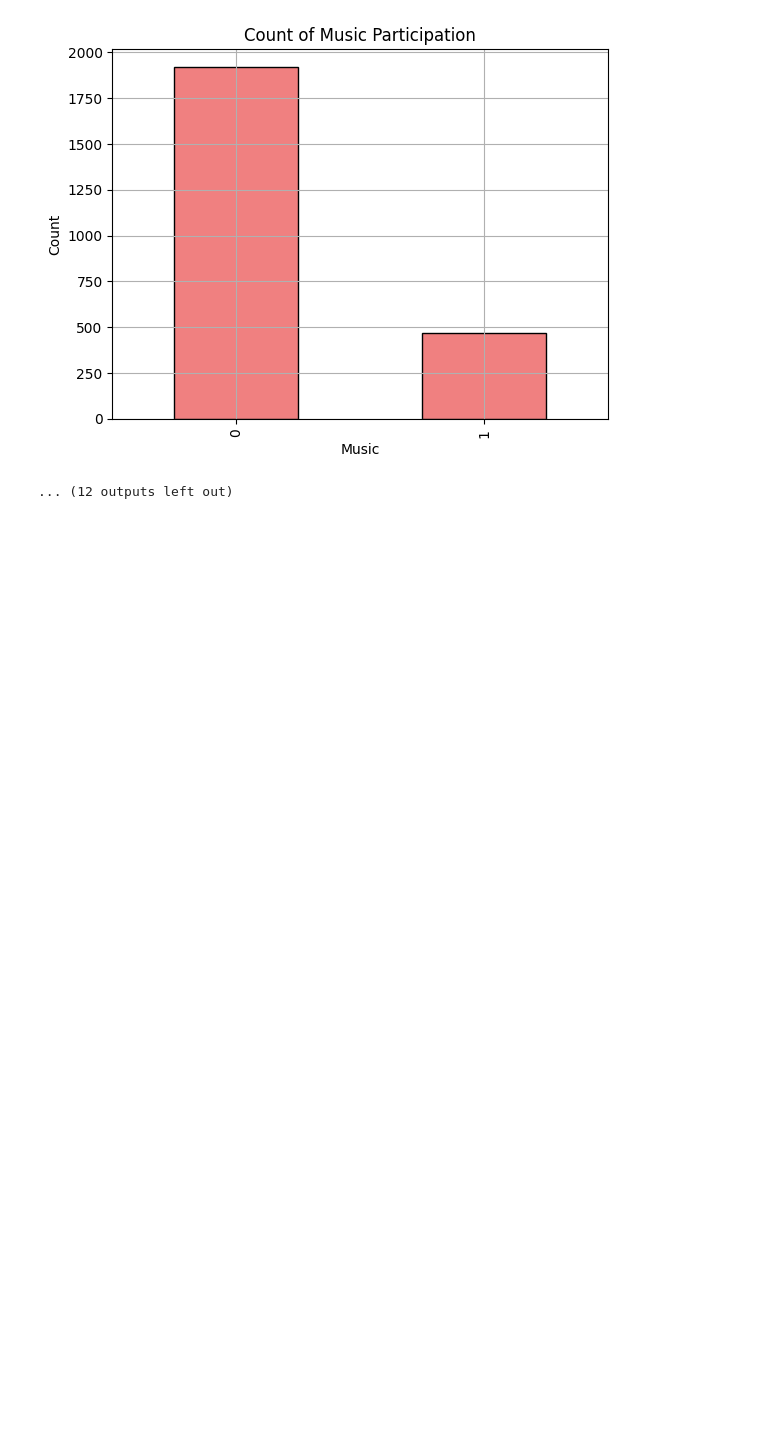
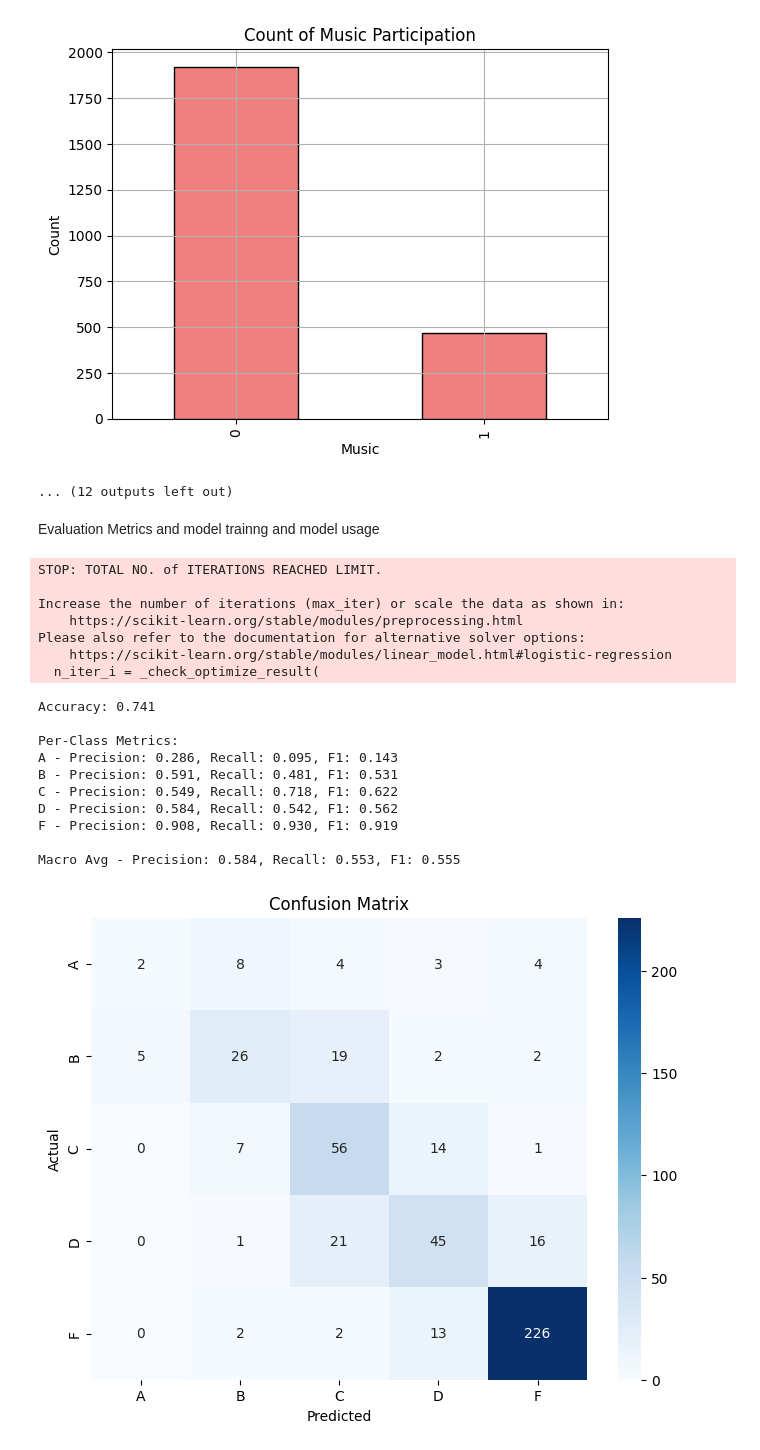
Before and after one commit to TylerG14/MLG381A1, a Jupyter notebook: SRC/TestNB.ipynb, the cells around one changed output. Cells and saved outputs as stored; diff of their text form; code cells hidden in the pictures; blank space fills up the shorter version.

Commit message:
Completed step 6 and 7. step & requiress the model from Step 9 to tell us if we need to resmooth or refit

```diff
--- a/SRC/TestNB.ipynb
+++ b/SRC/TestNB.ipynb
@@ -60,3 +67,32 @@ bivariate_analysis(df)
 [figure]
 [figure]
 ... (12 outputs left out)
+# %% [markdown]
+Evaluation Metrics and model trainng and model usage
+# %%
+# Placeholder: Train a model (to be completed in Step 9)
+model = LogisticRegression(random_state=42, max_iter=1000)
+model.fit(X_train, y_train)
+y_pred = model.predict(X_test)
+
+# Evaluate model
+evaluate_classification_model(y_test, y_pred)
+# %% [output]
+STOP: TOTAL NO. of ITERATIONS REACHED LIMIT.
+
+Increase the number of iterations (max_iter) or scale the data as shown in:
+    https://scikit-learn.org/stable/modules/preprocessing.html
+Please also refer to the documentation for alternative solver options:
+    https://scikit-learn.org/stable/modules/linear_model.html#logistic-regression
+  n_iter_i = _check_optimize_result(
+Accuracy: 0.741
+
+Per-Class Metrics:
+A - Precision: 0.286, Recall: 0.095, F1: 0.143
+B - Precision: 0.591, Recall: 0.481, F1: 0.531
+C - Precision: 0.549, Recall: 0.718, F1: 0.622
+D - Precision: 0.584, Recall: 0.542, F1: 0.562
+F - Precision: 0.908, Recall: 0.930, F1: 0.919
+
+Macro Avg - Precision: 0.584, Recall: 0.553, F1: 0.555
+[figure, added]
```
Also changed, not shown: parts of 2 cells of this notebook, 3 other files.
